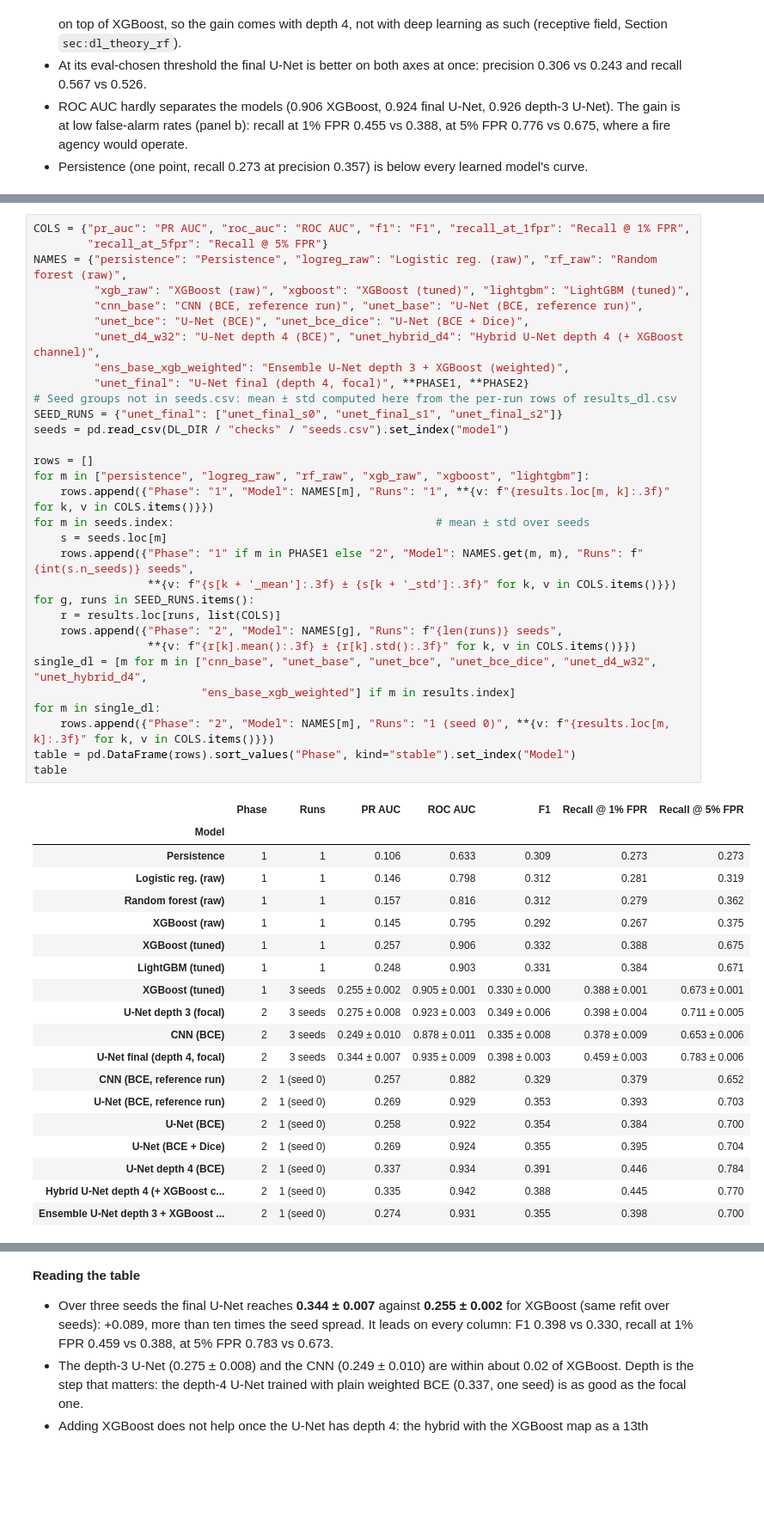
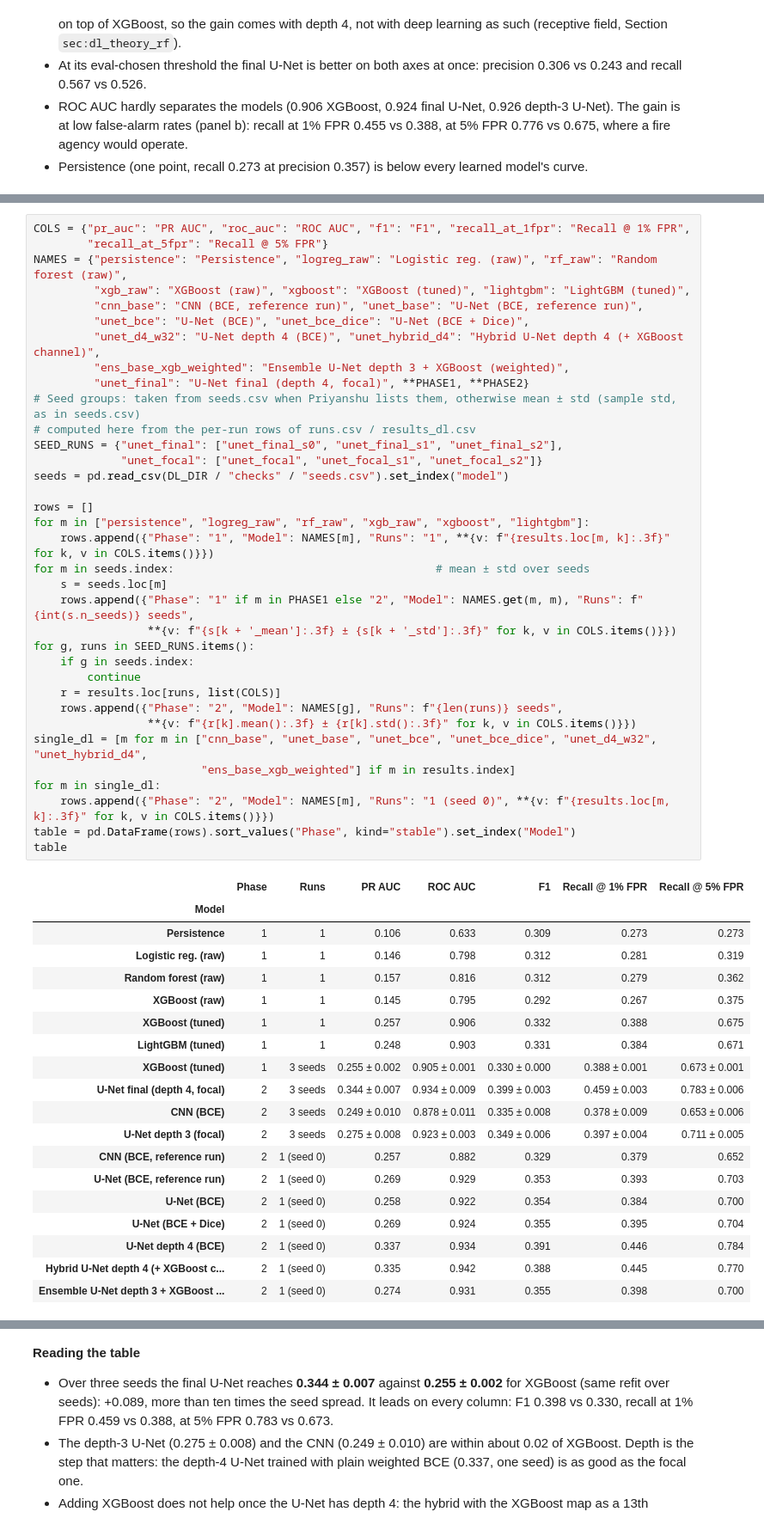
Before and after one commit to harshilv17/next-day-wildfire-spread, a Jupyter notebook: notebooks/03_dl_evaluation.ipynb, the cells around one changed output, grey strips where cells are left out. Shown at 86% size. Drawn from its saved outputs; the diff is of its cells as text; blank space fills up the shorter version.

```diff
--- a/notebooks/03_dl_evaluation.ipynb
+++ b/notebooks/03_dl_evaluation.ipynb
@@ -186,40 +186,44 @@ NAMES = {"persistence": "Persistence", "logreg_raw": "Logistic reg. (raw)", "rf_
          "unet_d4_w32": "U-Net depth 4 (BCE)", "unet_hybrid_d4": "Hybrid U-Net depth 4 (+ XGBoost channel)",
          "ens_base_xgb_weighted": "Ensemble U-Net depth 3 + XGBoost (weighted)",
          "unet_final": "U-Net final (depth 4, focal)", **PHASE1, **PHASE2}
-# Seed groups not in seeds.csv: mean ± std computed here from the per-run rows of results_dl.csv
-SEED_RUNS = {"unet_final": ["unet_final_s0", "unet_final_s1", "unet_final_s2"]}
+# Seed groups: taken from seeds.csv when Priyanshu lists them, otherwise mean ± std (sample std, as in seeds.csv)
+# computed here from the per-run rows of runs.csv / results_dl.csv
+SEED_RUNS = {"unet_final": ["unet_final_s0", "unet_final_s1", "unet_final_s2"],
+             "unet_focal": ["unet_focal", "unet_focal_s1", "unet_focal_s2"]}
 seeds = pd.read_csv(DL_DIR / "checks" / "seeds.csv").set_index("model")
 
 rows = []
 for m in ["persistence", "logreg_raw", "rf_raw", "xgb_raw", "xgboost", "lightgbm"]:
     rows.append({"Phase": "1", "Model": NAMES[m], "Runs": "1", **{v: f"{results.loc[m, k]:.3f}" for k, v in COLS.items()}})
 for m in seeds.index:                                       # mean ± std over seeds
     s = seeds.loc[m]
     rows.append({"Phase": "1" if m in PHASE1 else "2", "Model": NAMES.get(m, m), "Runs": f"{int(s.n_seeds)} seeds",
                  **{v: f"{s[k + '_mean']:.3f} ± {s[k + '_std']:.3f}" for k, v in COLS.items()}})
 for g, runs in SEED_RUNS.items():
+    if g in seeds.index:
+        continue
     r = results.loc[runs, list(COLS)]
     rows.append({"Phase": "2", "Model": NAMES[g], "Runs": f"{len(runs)} seeds",
                  **{v: f"{r[k].mean():.3f} ± {r[k].std():.3f}" for k, v in COLS.items()}})
 single_dl = [m for m in ["cnn_base", "unet_base", "unet_bce", "unet_bce_dice", "unet_d4_w32", "unet_hybrid_d4",
                          "ens_base_xgb_weighted"] if m in results.index]
 for m in single_dl:
     rows.append({"Phase": "2", "Model": NAMES[m], "Runs": "1 (seed 0)", **{v: f"{results.loc[m, k]:.3f}" for k, v in COLS.items()}})
 table = pd.DataFrame(rows).sort_values("Phase", kind="stable").set_index("Model")
 table
 # %% [output]
 |  | Phase | Runs | PR AUC | ROC AUC | F1 | Recall @ 1% FPR | Recall @ 5% FPR |
 | Model |  |  |  |  |  |  |  |
 | Persistence | 1 | 1 | 0.106 | 0.633 | 0.309 | 0.273 | 0.273 |
 | Logistic reg. (raw) | 1 | 1 | 0.146 | 0.798 | 0.312 | 0.281 | 0.319 |
 | Random forest (raw) | 1 | 1 | 0.157 | 0.816 | 0.312 | 0.279 | 0.362 |
 | XGBoost (raw) | 1 | 1 | 0.145 | 0.795 | 0.292 | 0.267 | 0.375 |
 | XGBoost (tuned) | 1 | 1 | 0.257 | 0.906 | 0.332 | 0.388 | 0.675 |
 | LightGBM (tuned) | 1 | 1 | 0.248 | 0.903 | 0.331 | 0.384 | 0.671 |
 | XGBoost (tuned) | 1 | 3 seeds | 0.255 ± 0.002 | 0.905 ± 0.001 | 0.330 ± 0.000 | 0.388 ± 0.001 | 0.673 ± 0.001 |
-| U-Net depth 3 (focal) | 2 | 3 seeds | 0.275 ± 0.008 | 0.923 ± 0.003 | 0.349 ± 0.006 | 0.398 ± 0.004 | 0.711 ± 0.005 |
+| U-Net final (depth 4, focal) | 2 | 3 seeds | 0.344 ± 0.007 | 0.934 ± 0.009 | 0.399 ± 0.003 | 0.459 ± 0.003 | 0.783 ± 0.006 |
 | CNN (BCE) | 2 | 3 seeds | 0.249 ± 0.010 | 0.878 ± 0.011 | 0.335 ± 0.008 | 0.378 ± 0.009 | 0.653 ± 0.006 |
-| U-Net final (depth 4, focal) | 2 | 3 seeds | 0.344 ± 0.007 | 0.935 ± 0.009 | 0.398 ± 0.003 | 0.459 ± 0.003 | 0.783 ± 0.006 |
+| U-Net depth 3 (focal) | 2 | 3 seeds | 0.275 ± 0.008 | 0.923 ± 0.003 | 0.349 ± 0.006 | 0.397 ± 0.004 | 0.711 ± 0.005 |
 | CNN (BCE, reference run) | 2 | 1 (seed 0) | 0.257 | 0.882 | 0.329 | 0.379 | 0.652 |
 | U-Net (BCE, reference run) | 2 | 1 (seed 0) | 0.269 | 0.929 | 0.353 | 0.393 | 0.703 |
 | U-Net (BCE) | 2 | 1 (seed 0) | 0.258 | 0.922 | 0.354 | 0.384 | 0.700 |
```
Also changed, not shown: parts of 7 cells of this notebook, 3 other files.
